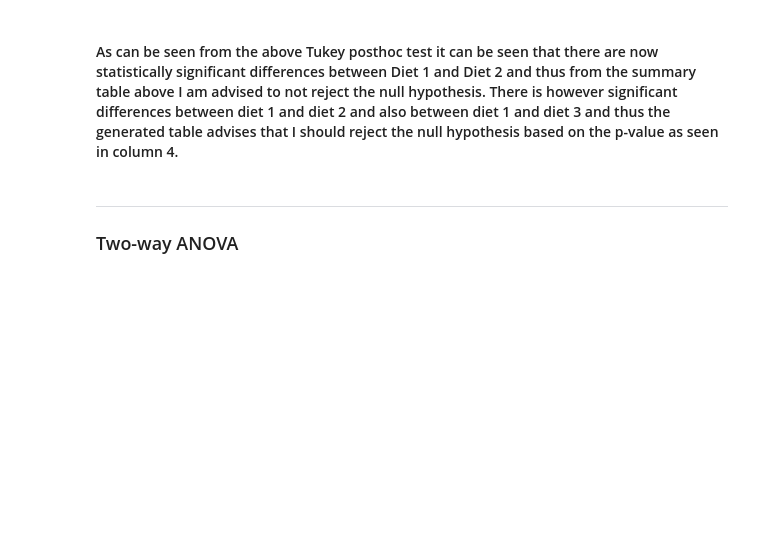
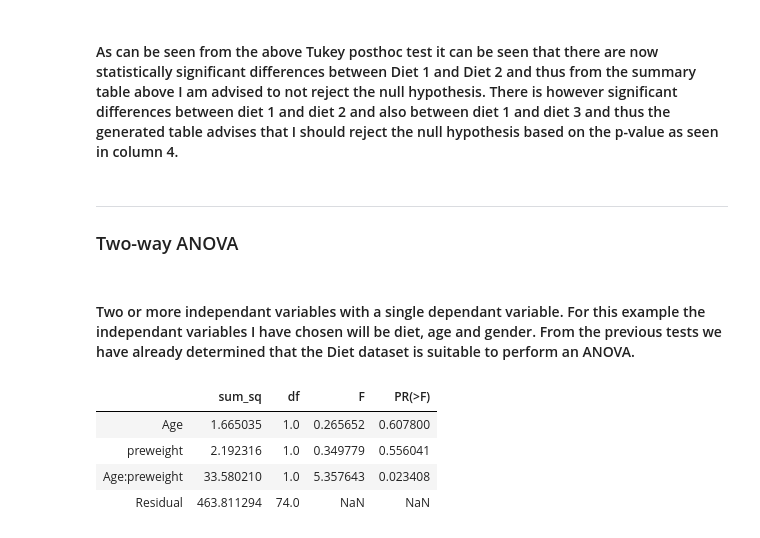
Before and after one commit to Aarondon1993/Machine-Learning-and-Statistics, a Jupyter notebook: scipy-stats.ipynb, the cells around one changed output. Drawn from its saved outputs; the diff is of its cells as text; code cells hidden in the pictures; blank space fills up the shorter version.

Commit message:
Added two-way ANOVA code

```diff
--- a/scipy-stats.ipynb
+++ b/scipy-stats.ipynb
@@ -155,3 +155,5 @@ Multiple Comparison of Means - Tukey HSD, FWER=0.05
 # %% [markdown]
 ***
 ### Two-way ANOVA
+# %% [markdown]
+#### Two or more independant variables with a single dependant variable. For this example the independant variables I have chosen will be diet, age and gender. From the previous tests we have already determined that the Diet dataset is suitable to perform an ANOVA.
@@ -157,0 +165,11 @@ Multiple Comparison of Means - Tukey HSD, FWER=0.05
+# %%
+# Now I create the model variable that I will use as an argument for the two-way ANOVA function.
+# For the below example I will be looking at Age and preweight to see if they are related to weightloss6weeks
+model= ols('weightloss6weeks ~ Age +preweight + Age*preweight', data = df).fit()
+sm.stats.anova_lm(model, typ= 2)
+# %% [output]
+|  | sum_sq | df | F | PR(>F) |
+| Age | 1.665035 | 1.0 | 0.265652 | 0.607800 |
+| preweight | 2.192316 | 1.0 | 0.349779 | 0.556041 |
+| Age:preweight | 33.580210 | 1.0 | 5.357643 | 0.023408 |
+| Residual | 463.811294 | 74.0 | NaN | NaN |
```
Also changed, not shown: parts of 6 cells of this notebook, 1 other file.
